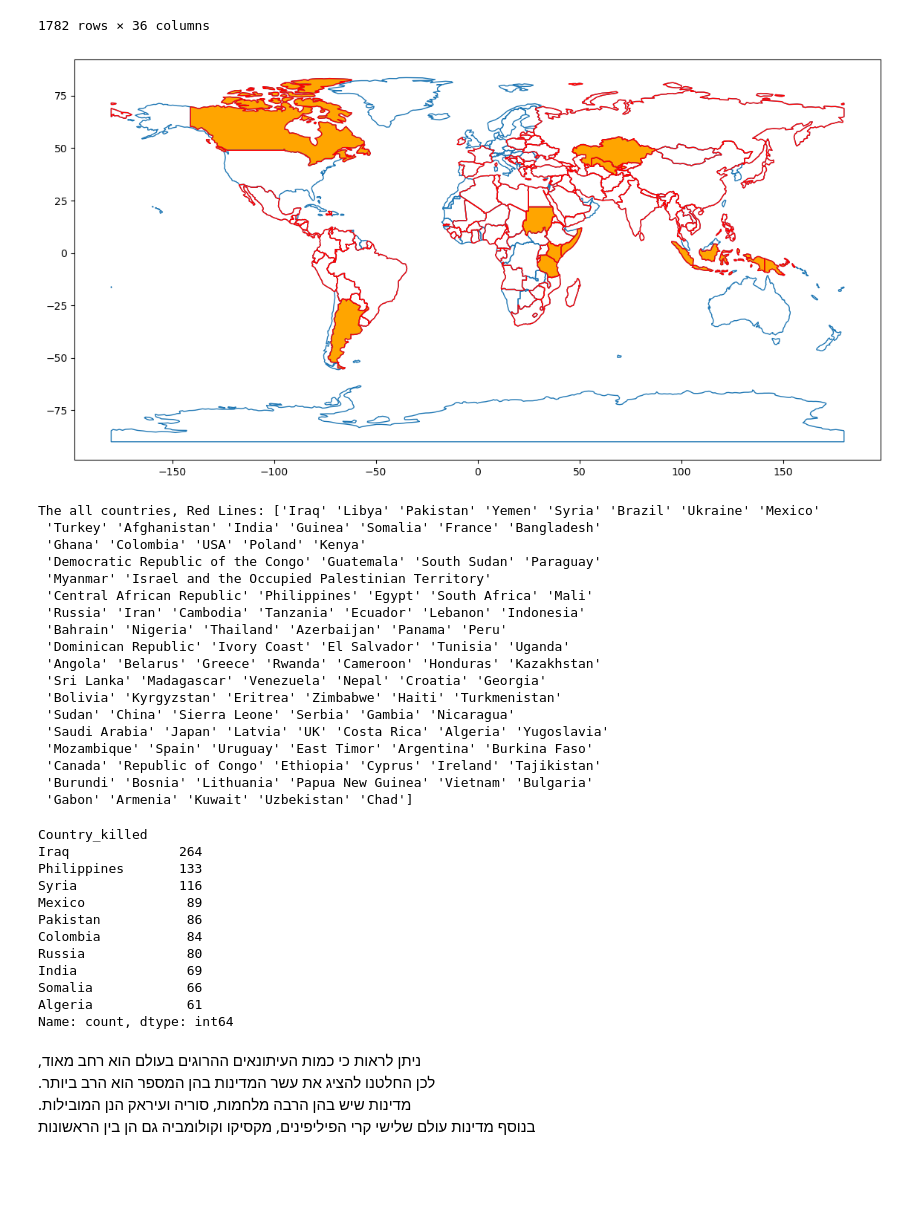
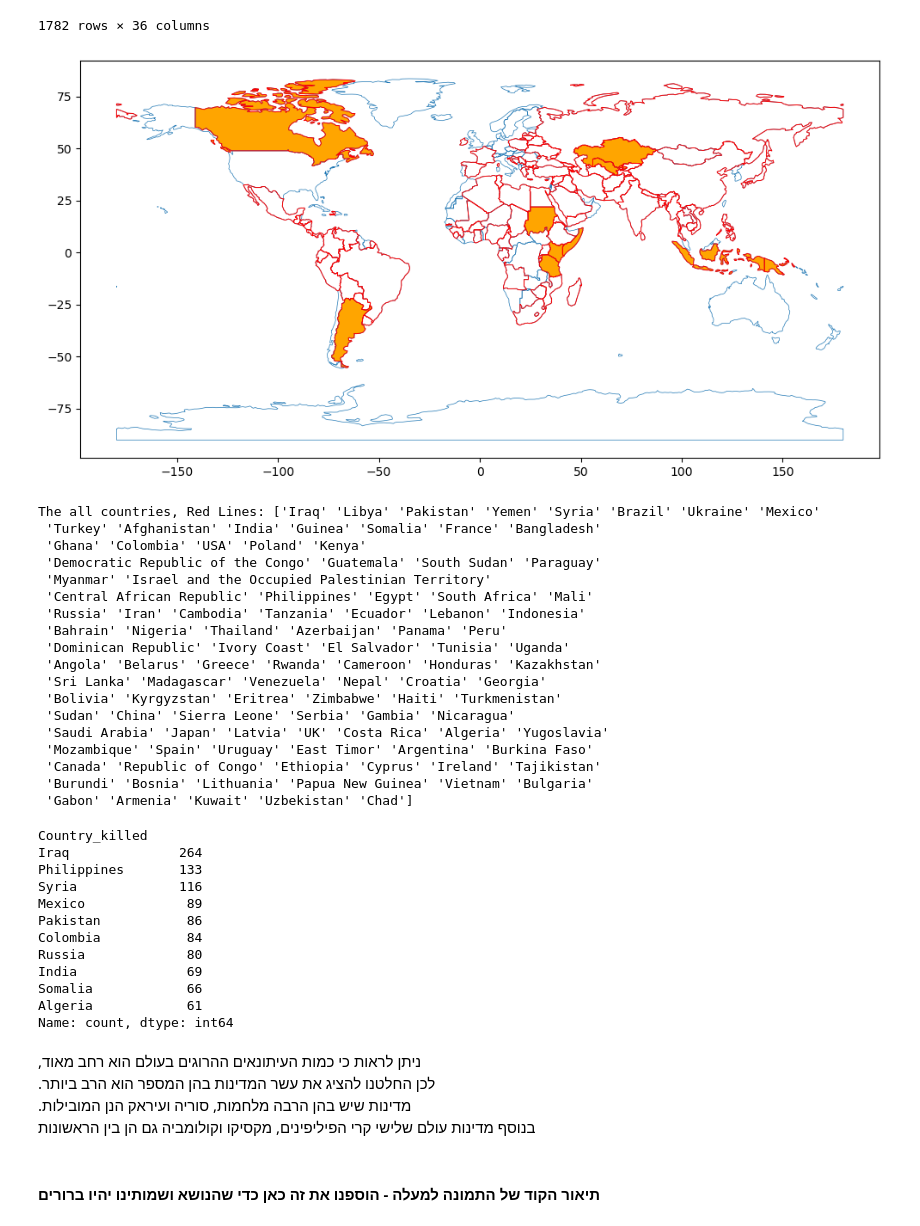
Before and after one commit to lauMren/Journalists-Project, a Jupyter notebook: jour PROGECT-Copy2.ipynb, the cells around one changed output. Cells and saved outputs as stored; diff of their text form; code cells hidden in the pictures; blank space fills up the shorter version.

```diff
--- a/jour PROGECT-Copy2.ipynb
+++ b/jour PROGECT-Copy2.ipynb
@@ -168,28 +159,27 @@ dtype: int64 The rest columns are bool
 # %%
 world = gpd.read_file(gpd.datasets.get_path('naturalearth_lowres'))
 
-# הסרת רשומות עם ערכים ריקים בעמודת Country_killed
+# הסרת ערכים ריקים
 jour = jour.dropna(subset=['Country_killed'])
 
-# קבלת רשימת המדינות המופיעות בנתונים שלך
 countries = jour['Country_killed'].unique()
 
 # סינון המדינות והצגת העשירייה הראשונה
 filtered_world = world[world['name'].isin(countries)]
 top10 = filtered_world.head(10)
 
 # design:
-fig, ax = plt.subplots(1, 1, figsize=(14, 15))
-world.boundary.plot(ax=ax, linewidth=1)
-filtered_world.boundary.plot(ax=ax, linewidth=1, edgecolor='red')
+fig, ax = plt.subplots(1, 1, figsize=(12,8))
+world.boundary.plot(ax=ax, linewidth=0.5)
+filtered_world.boundary.plot(ax=ax, linewidth=0.7, edgecolor='red')
 top10.plot(ax=ax, color='orange')
 
 plt.show()
 
 print('The all countries, Red Lines:' ,jour['Country_killed'].unique())
 jour[['Country_killed']].value_counts().head(10)
 # %% [output]
-[figure, old version]
+[figure, new version]
 The all countries, Red Lines: ['Iraq' 'Libya' 'Pakistan' 'Yemen' 'Syria' 'Brazil' 'Ukraine' 'Mexico'
  'Turkey' 'Afghanistan' 'India' 'Guinea' 'Somalia' 'France' 'Bangladesh'
  'Ghana' 'Colombia' 'USA' 'Poland' 'Kenya'
@@ -225,5 +215,7 @@ Name: count, dtype: int64
 .לכן החלטנו להציג את עשר המדינות בהן המספר הוא הרב ביותר
 .מדינות שיש בהן הרבה מלחמות, סוריה ועיראק הנן המובילות
 בנוסף מדינות עולם שלישי קרי הפיליפינים, מקסיקו וקולומביה גם הן בין הראשונות
+# %% [markdown]
+#### תיאור הקוד של התמונה למעלה - הוספנו את זה כאן כדי שהנושא ושמותינו יהיו ברורים
 # %%
 #####   זה  לשים  ממש  בסוף #####
```
Also changed, not shown: parts of 6 cells of this notebook.
